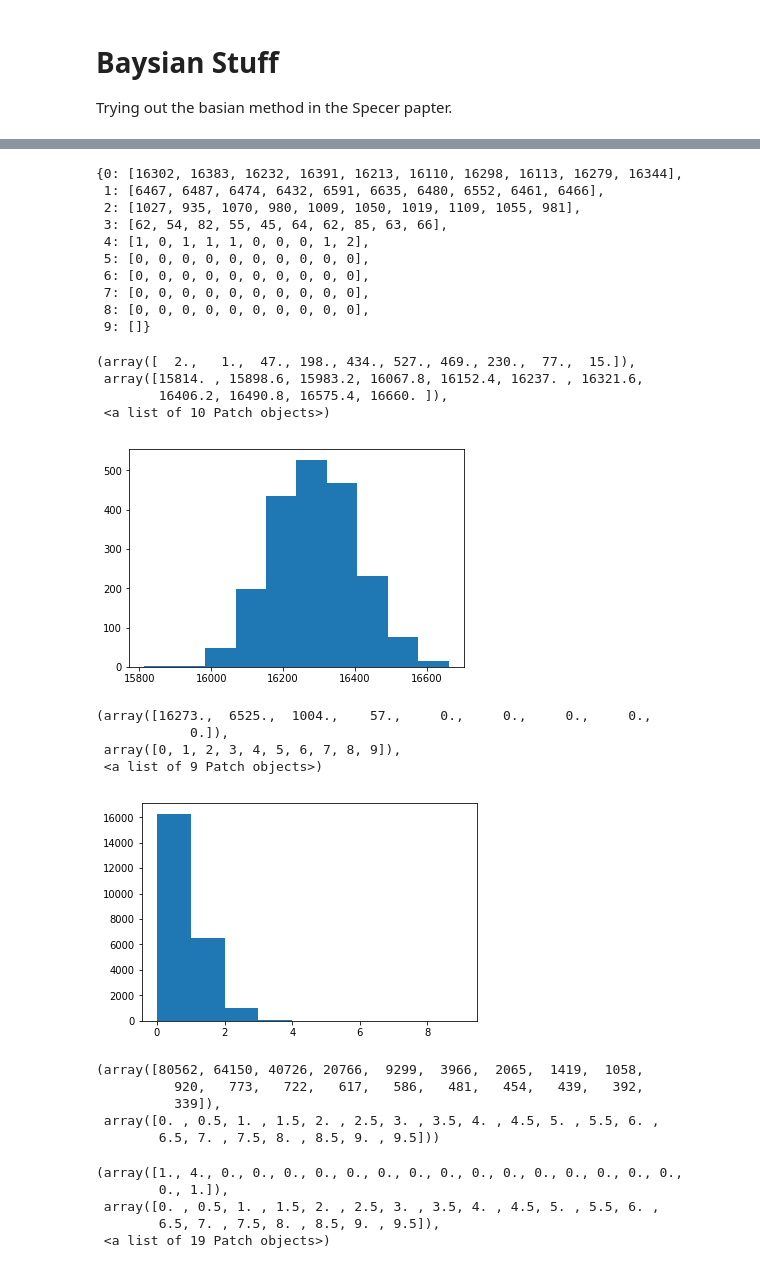
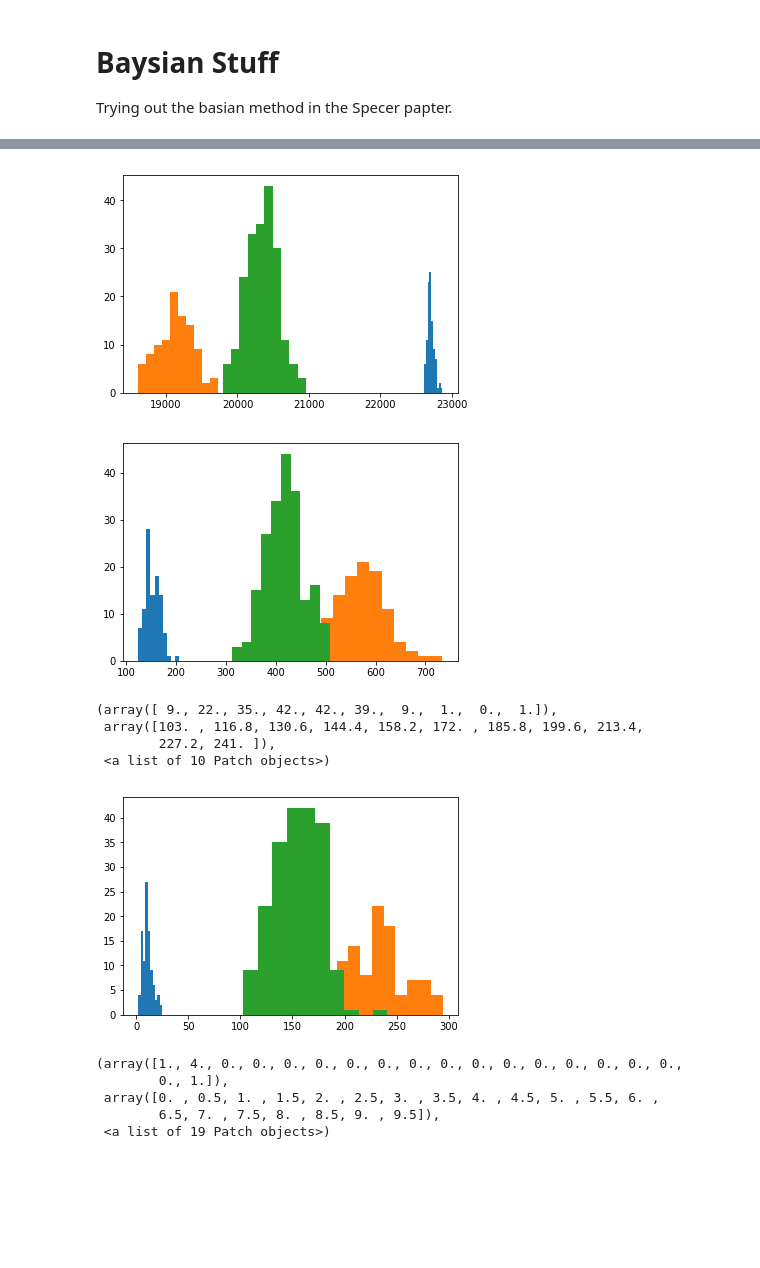
Before and after one commit to CodyDBrown/Binary-Search, a Jupyter notebook: Beta Basse.ipynb, the cells around one changed output, grey strips where cells are left out. Saved outputs shown, nothing was run; the diff lists cells and outputs as text; code cells hidden in the pictures; blank space fills up the shorter version.

```diff
--- a/Beta Basse.ipynb
+++ b/Beta Basse.ipynb
@@ -118,14 +151,13 @@ WARNING: ErfaWarning: ERFA function "taiutc" yielded 2 of "dubious year (Note 4)
 # %%
-%%time
-binary_fraction = [0,]
-bins = np.arange(0,10,1)
-beta_dict = {x:[] for x in bins} # Adds one too many entries but don't feel like dealing wtih it
+binary_fraction = [1,]
+bins = np.arange(0,5,0.5)
+beta_dict2 = {x:[] for x in bins} # Adds one too many entries but don't feel like dealing wtih it
 loop = 0
-while loop < 2000:
+while loop < 200:
     for bf in binary_fraction:
-        beta = thing_LMC2.BetaMaster(100, ['L', 3.8, 2.23], True, bf, 1)
-        beta = [b if b < 9 else 8.5 for b in beta] # Anything too large lump it into the largest bin
+        beta = thing_LMC2.BetaMaster(300, ['L', 4.8, 3.23], True, bf, 1)
+        beta = [b if b < 5 else 4.5 for b in beta] # Anything too large lump it into the largest bin
         beta_hist = np.histogram(beta, bins = bins)
         for n in range(9):
-            beta_dict[beta_hist[1][n]].append(beta_hist[0][n])
+            beta_dict2[beta_hist[1][n]].append(beta_hist[0][n])
     loop += 1
@@ -135,37 +164,23 @@ Wall time: 6min 41s
-# %%
-beta_dict
-# %% [output]
-{0: [16302, 16383, 16232, 16391, 16213, 16110, 16298, 16113, 16279, 16344],
- 1: [6467, 6487, 6474, 6432, 6591, 6635, 6480, 6552, 6461, 6466],
- 2: [1027, 935, 1070, 980, 1009, 1050, 1019, 1109, 1055, 981],
- 3: [62, 54, 82, 55, 45, 64, 62, 85, 63, 66],
- 4: [1, 0, 1, 1, 1, 0, 0, 0, 1, 2],
- 5: [0, 0, 0, 0, 0, 0, 0, 0, 0, 0],
- 6: [0, 0, 0, 0, 0, 0, 0, 0, 0, 0],
- 7: [0, 0, 0, 0, 0, 0, 0, 0, 0, 0],
- 8: [0, 0, 0, 0, 0, 0, 0, 0, 0, 0],
- 9: []}
-# %%
-plt.hist(beta_dict[0])
-# %% [output]
-(array([  2.,   1.,  47., 198., 434., 527., 469., 230.,  77.,  15.]),
- array([15814. , 15898.6, 15983.2, 16067.8, 16152.4, 16237. , 16321.6,
-        16406.2, 16490.8, 16575.4, 16660. ]),
- <a list of 10 Patch objects>)
-[figure, removed]
-# %%
-plt.hist(beta,bins = bins)
-# %% [output]
-(array([16273.,  6525.,  1004.,    57.,     0.,     0.,     0.,     0.,
-            0.]),
- array([0, 1, 2, 3, 4, 5, 6, 7, 8, 9]),
- <a list of 9 Patch objects>)
-[figure, removed]
-# %%
-np.histogram(beta, bins = bins)
-# %% [output]
-(array([80562, 64150, 40726, 20766,  9299,  3966,  2065,  1419,  1058,
-          920,   773,   722,   617,   586,   481,   454,   439,   392,
-          339]),
- array([0. , 0.5, 1. , 1.5, 2. , 2.5, 3. , 3.5, 4. , 4.5, 5. , 5.5, 6. ,
-        6.5, 7. , 7.5, 8. , 8.5, 9. , 9.5]))
+# %%
+# These Plots where made using the observed error for the std when adding the extra noise in
+# step 4 of the Spencer paper
+plt.hist(beta_dict0[0],)
+plt.hist(beta_dict1[0])
+plt.hist(beta_dict2[0])
+plt.show()
+plt.hist(beta_dict0[1],)
+plt.hist(beta_dict1[1])
+plt.hist(beta_dict2[1])
+plt.show()
+plt.hist(beta_dict0[2],)
+plt.hist(beta_dict1[2])
+plt.hist(beta_dict2[2])
+plt.show()
+# %% [output]
+[figure, added]
+[figure, added]
+(array([ 9., 22., 35., 42., 42., 39.,  9.,  1.,  0.,  1.]),
+ array([103. , 116.8, 130.6, 144.4, 158.2, 172. , 185.8, 199.6, 213.4,
+        227.2, 241. ]),
+ <a list of 10 Patch objects>)
+[figure, added]
```
Also changed, not shown: parts of 12 cells of this notebook.
